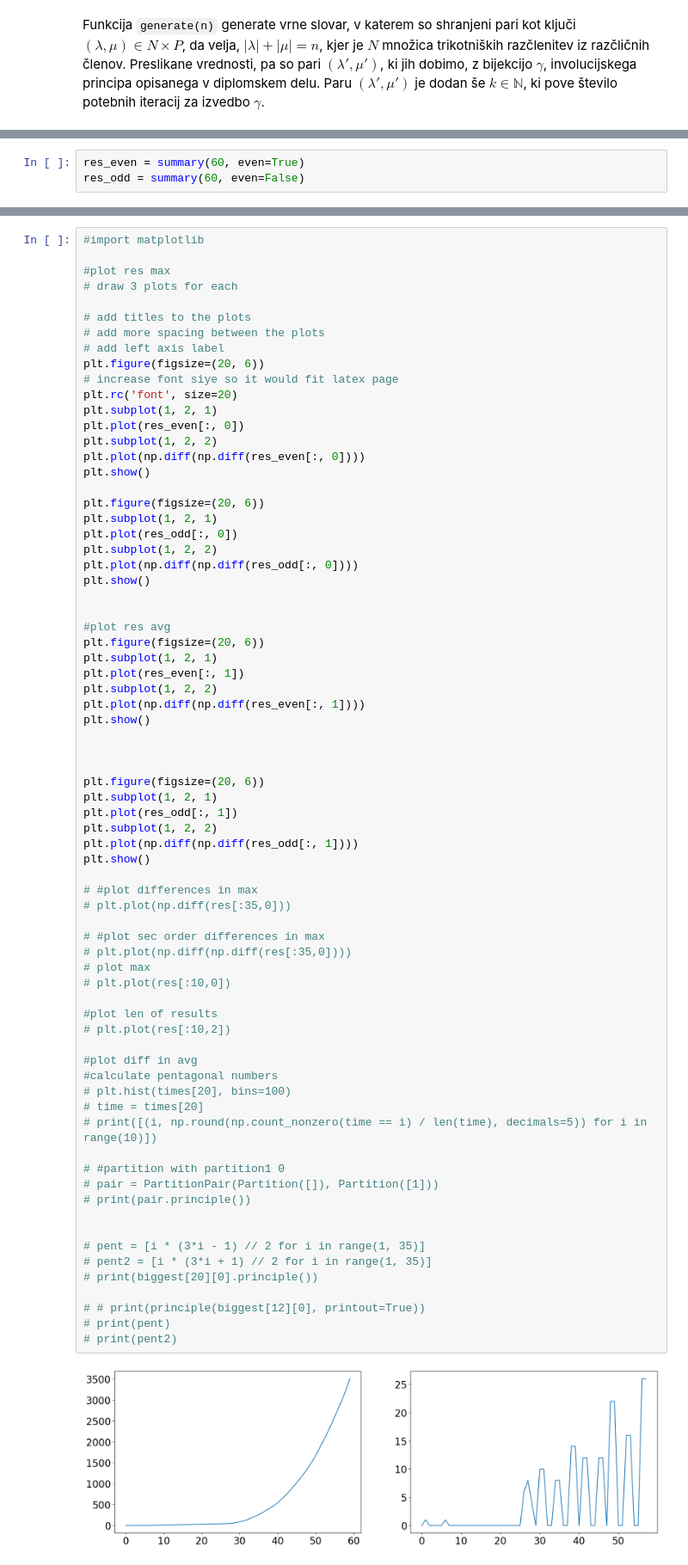
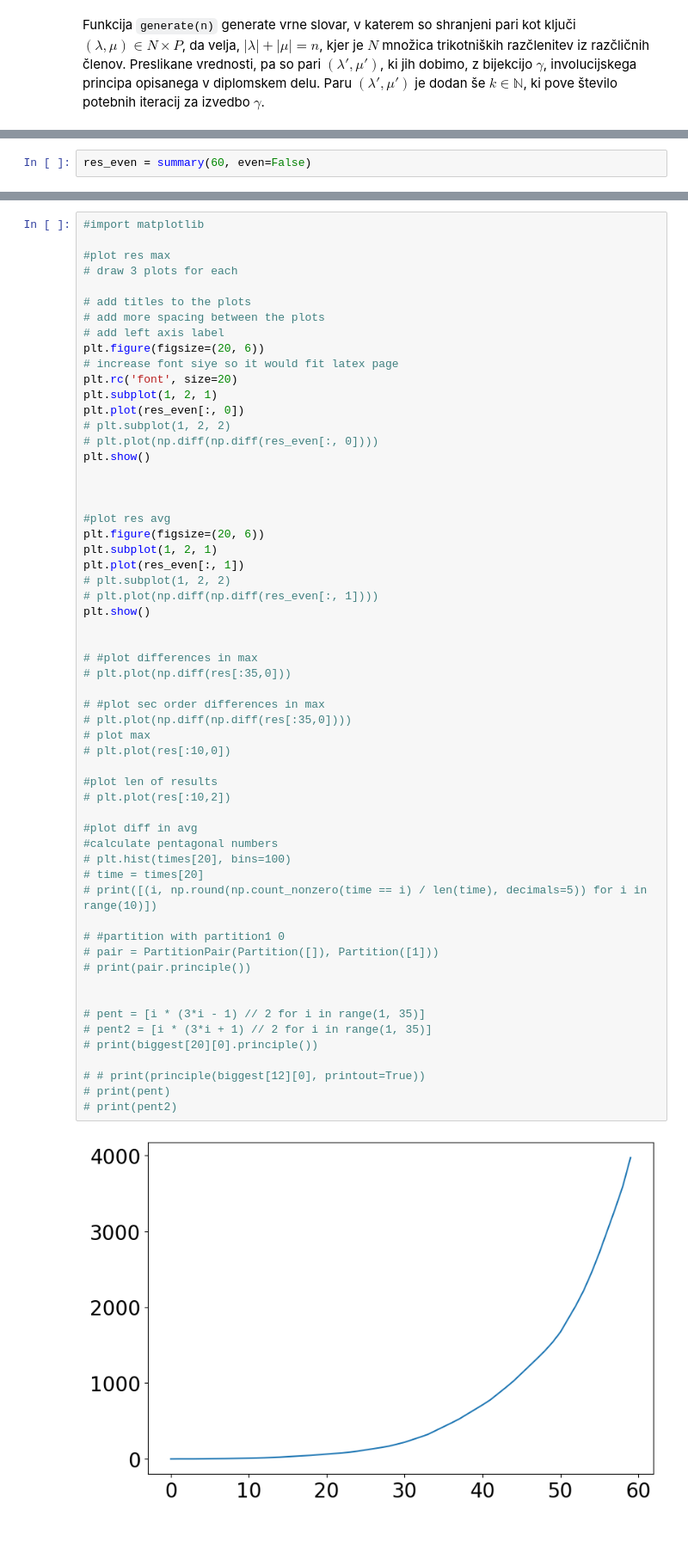
Before and after one commit to aleksgorica/involution-principle-pentagonal-recursion, a Jupyter notebook: principle.ipynb, the cells around one changed output, grey strips where cells are left out. Shown at 86% size. Drawn from its saved outputs; the diff is of its cells as text; blank space fills up the shorter version.

```diff
--- a/principle.ipynb
+++ b/principle.ipynb
@@ -75,6 +121,5 @@ def summary(N, even=True):
 # %%
-res_even = summary(60, even=True)
-res_odd = summary(60, even=False)
+res_even = summary(60, even=False)
 # %% [output]
 1
 2
@@ -107,63 +152,49 @@ plt.figure(figsize=(20, 6))
 plt.rc('font', size=20)
 plt.subplot(1, 2, 1)
 plt.plot(res_even[:, 0])
-plt.subplot(1, 2, 2)
-plt.plot(np.diff(np.diff(res_even[:, 0])))
+# plt.subplot(1, 2, 2)
+# plt.plot(np.diff(np.diff(res_even[:, 0])))
 plt.show()
 
-plt.figure(figsize=(20, 6))
-plt.subplot(1, 2, 1)
-plt.plot(res_odd[:, 0])
-plt.subplot(1, 2, 2)
-plt.plot(np.diff(np.diff(res_odd[:, 0])))
-plt.show()
 
 
 #plot res avg
 plt.figure(figsize=(20, 6))
 plt.subplot(1, 2, 1)
 plt.plot(res_even[:, 1])
-plt.subplot(1, 2, 2)
-plt.plot(np.diff(np.diff(res_even[:, 1])))
+# plt.subplot(1, 2, 2)
+# plt.plot(np.diff(np.diff(res_even[:, 1])))
 plt.show()
 
-
-
-plt.figure(figsize=(20, 6))
-plt.subplot(1, 2, 1)
-plt.plot(res_odd[:, 1])
-plt.subplot(1, 2, 2)
-plt.plot(np.diff(np.diff(res_odd[:, 1])))
-plt.show()
 
 # #plot differences in max
 # plt.plot(np.diff(res[:35,0]))
 
 # #plot sec order differences in max
 # plt.plot(np.diff(np.diff(res[:35,0])))
 # plot max
 # plt.plot(res[:10,0])
 
 #plot len of results
 # plt.plot(res[:10,2])
 
 #plot diff in avg
 #calculate pentagonal numbers
 # plt.hist(times[20], bins=100)
 # time = times[20]
 # print([(i, np.round(np.count_nonzero(time == i) / len(time), decimals=5)) for i in range(10)])
 
 # #partition with partition1 0
 # pair = PartitionPair(Partition([]), Partition([1]))
 # print(pair.principle())
 
 
 # pent = [i * (3*i - 1) // 2 for i in range(1, 35)]
 # pent2 = [i * (3*i + 1) // 2 for i in range(1, 35)]
 # print(biggest[20][0].principle())
 
 # # print(principle(biggest[12][0], printout=True))
 # print(pent)
 # print(pent2)
 # %% [output]
-[figure, old version]
+[figure, new version]
```
Also changed, not shown: parts of 7 cells of this notebook, 2 other files.
